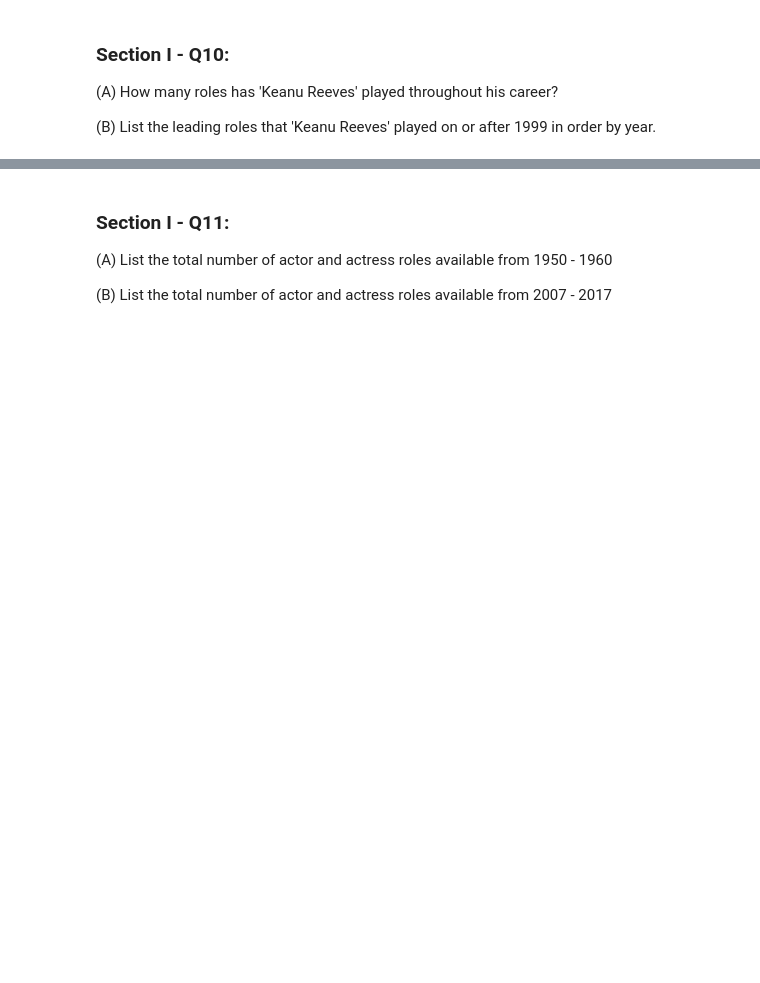
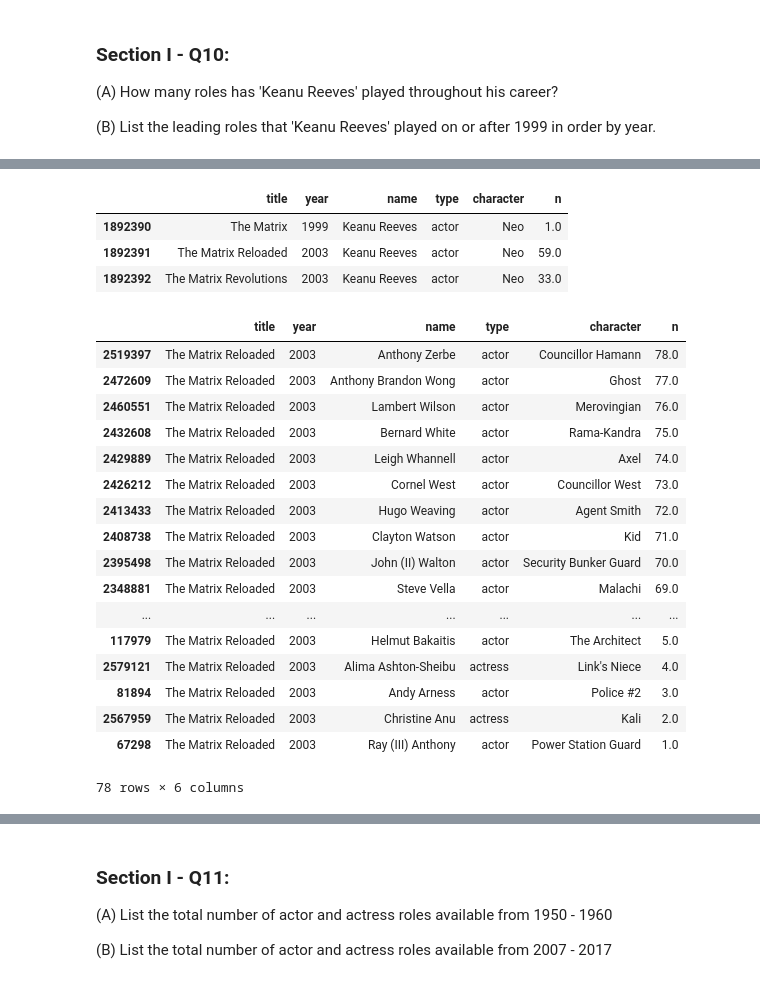
Before and after one commit to Gan001/Data-Wrangling, a Jupyter notebook: mini-project_pandas/Mini_Project_Data_Wrangling_Pandas.ipynb, the cells around one changed output, grey strips where cells are left out. Cells and saved outputs as stored; diff of their text form; code cells hidden in the pictures; blank space fills up the shorter version.

```diff
--- a/mini-project_pandas/Mini_Project_Data_Wrangling_Pandas.ipynb
+++ b/mini-project_pandas/Mini_Project_Data_Wrangling_Pandas.ipynb
@@ -238,0 +369,31 @@ len(movies[movies.year == 2017])
+# %%
+#Seems Neo isn't considered the leading role in the matrix sequels
+cast[(cast.title.str.contains('Matrix', case=False)) & (cast.name == 'Keanu Reeves') ]
+# %% [output]
+|  | title | year | name | type | character | n |
+| 1892390 | The Matrix | 1999 | Keanu Reeves | actor | Neo | 1.0 |
+| 1892391 | The Matrix Reloaded | 2003 | Keanu Reeves | actor | Neo | 59.0 |
+| 1892392 | The Matrix Revolutions | 2003 | Keanu Reeves | actor | Neo | 33.0 |
+# %%
+#There doesn't seem to be any real order to 'n' column in terms of importance of cast role to the plot,
+#perhaps importance is based of pay?
+cast[cast.title == 'The Matrix Reloaded' ].sort_values(by=['n'], ascending=False)
+# %% [output]
+|  | title | year | name | type | character | n |
+| 2519397 | The Matrix Reloaded | 2003 | Anthony Zerbe | actor | Councillor Hamann | 78.0 |
+| 2472609 | The Matrix Reloaded | 2003 | Anthony Brandon Wong | actor | Ghost | 77.0 |
+| 2460551 | The Matrix Reloaded | 2003 | Lambert Wilson | actor | Merovingian | 76.0 |
+| 2432608 | The Matrix Reloaded | 2003 | Bernard White | actor | Rama-Kandra | 75.0 |
+| 2429889 | The Matrix Reloaded | 2003 | Leigh Whannell | actor | Axel | 74.0 |
+| 2426212 | The Matrix Reloaded | 2003 | Cornel West | actor | Councillor West | 73.0 |
+| 2413433 | The Matrix Reloaded | 2003 | Hugo Weaving | actor | Agent Smith | 72.0 |
+| 2408738 | The Matrix Reloaded | 2003 | Clayton Watson | actor | Kid | 71.0 |
+| 2395498 | The Matrix Reloaded | 2003 | John (II) Walton | actor | Security Bunker Guard | 70.0 |
+| 2348881 | The Matrix Reloaded | 2003 | Steve Vella | actor | Malachi | 69.0 |
+| ... | ... | ... | ... | ... | ... | ... |
+| 117979 | The Matrix Reloaded | 2003 | Helmut Bakaitis | actor | The Architect | 5.0 |
+| 2579121 | The Matrix Reloaded | 2003 | Alima Ashton-Sheibu | actress | Link's Niece | 4.0 |
+| 81894 | The Matrix Reloaded | 2003 | Andy Arness | actor | Police #2 | 3.0 |
+| 2567959 | The Matrix Reloaded | 2003 | Christine Anu | actress | Kali | 2.0 |
+| 67298 | The Matrix Reloaded | 2003 | Ray (III) Anthony | actor | Power Station Guard | 1.0 |
+78 rows × 6 columns
```
Also changed, not shown: parts of 18 cells of this notebook.
